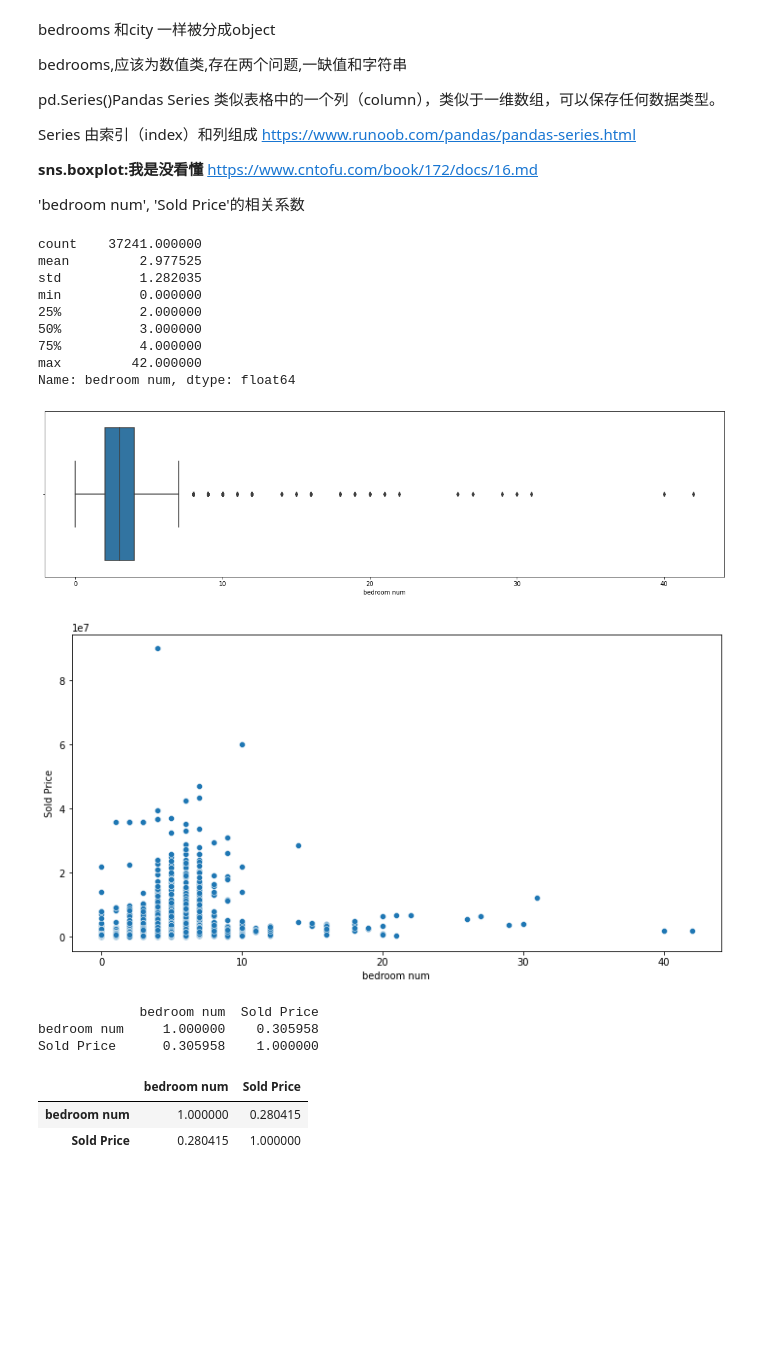
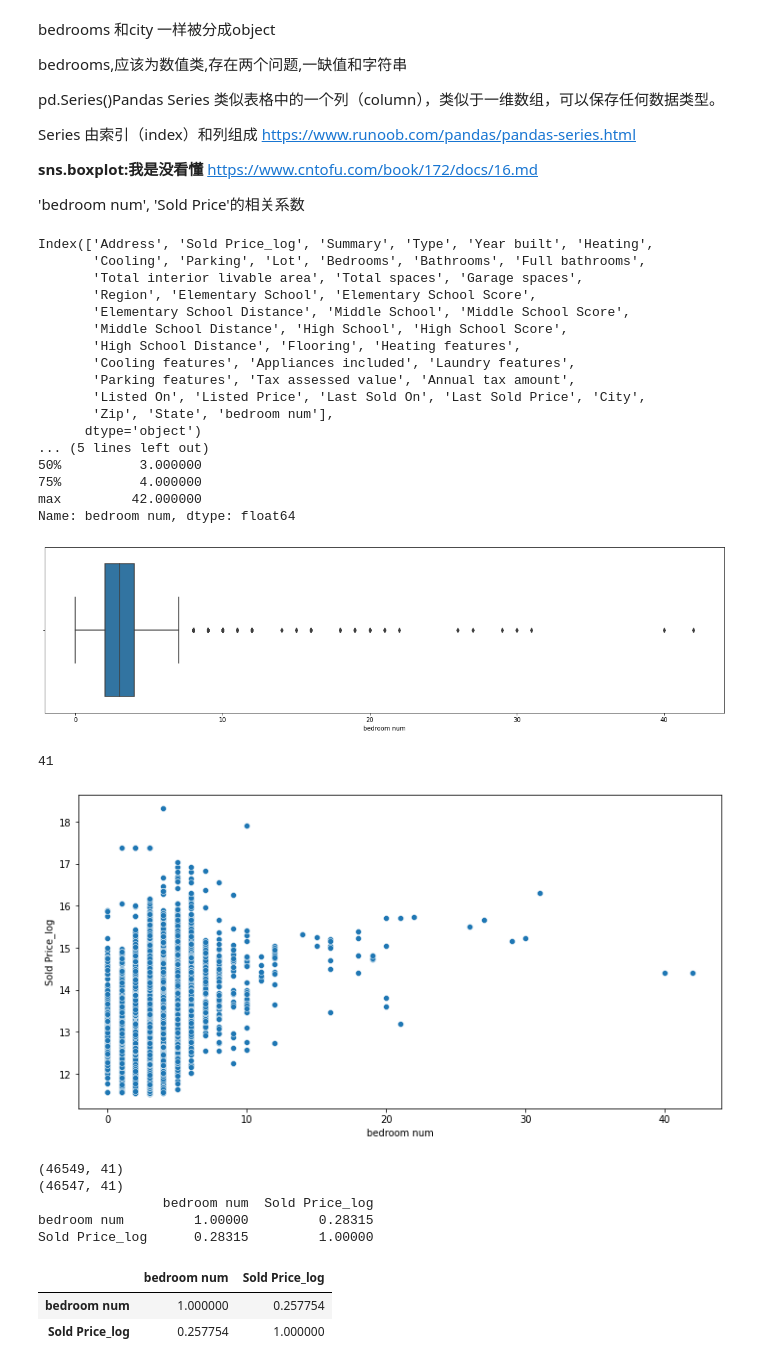
Before and after one commit to 2714830587-xh/CLRS-GG, a Jupyter notebook: Dive_to.ipynb, the cells around one changed output. Saved outputs shown, nothing was run; the diff lists cells and outputs as text; code cells hidden in the pictures; blank space fills up the shorter version.

```diff
--- a/Dive_to.ipynb
+++ b/Dive_to.ipynb
@@ -2791,0 +2877,3 @@ State                2
+# %%
+print(train_copy.shape)
+train_copy['Sold Price']=np.log(train_copy['Sold Price'])
@@ -2791,0 +3009,10 @@ State                2
+# %%
+train_copy.Region=train_copy.Region.fillna(0)
+cat_cols_fill_none=['Address', 'Summary', 'Type', 'Heating', 'Cooling', 'Parking',
+        'Elementary School', 'Middle School',
+       'High School', 'Flooring', 'Heating features', 'Cooling features',
+       'Appliances included', 'Laundry features', 'Parking features',
+       'Listed On', 'Last Sold On', 'City', 'State']
+for cat in  cat_cols_fill_none:
+  train_copy[cat]=train_copy[cat].fillna('None')
+print(train_copy[cat_columns].isna().sum().sort_values(ascending=False))
@@ -2800,12 +3045,12 @@ https://zhuanlan.zhihu.com/p/29986906
 pd.factorize,类似于one_hot,只不过是从0到大数值开始,先进来数值会比较小,这个元组包含两个array,分别是我们想要的数字,，以及原来的index，那些设备号，文章说map更好用
 https://blog.csdn.net/ssswill/article/details/86555935
 # %%
-print(train_copy['City'].nunique())
-print(train_copy['City'].value_counts(normalize=True)[:])
-## city factorize
-train_copy['city id'] = pd.factorize(train_copy['City'])[0] #https://blog.csdn.net/ssswill/article/details/86555935 ,说map更好用
-print(train_copy['city id'])
+# print(train_copy['City'].nunique())
+# print(train_copy['City'].value_counts(normalize=True)[:])
+# ## city factorize
+# train_copy['city id'] = pd.factorize(train_copy['City'])[0] #https://blog.csdn.net/ssswill/article/details/86555935 ,说map更好用
+# print(train_copy['city id'])
 
-plt.figure(figsize = (20, 6))
-sns.scatterplot(data = train_copy, x = 'city id', y = 'Sold Price')
-plt.show()
+# plt.figure(figsize = (20, 6))
+# sns.scatterplot(data = train_copy, x = 'city id', y = 'Sold Price_log')
+# plt.show()
@@ -2845,43 +3071,62 @@ https://www.cntofu.com/book/172/docs/16.md
 
 'bedroom num', 'Sold Price'的相关系数
 # %%
+print(train_copy.columns)
 # 提取bedrooms 除去字符串之外的bedrooms分布
 # 发现 卧室个数 均值为3
 train_copy['bedroom num']=train_copy['Bedrooms'].fillna(24)
 train_copy['bedroom num']=train_copy['bedroom num'].replace('[a-zA-z]',24,regex=True)
 train_copy['bedroom num']=pd.Series(train_copy['bedroom num'],dtype=np.int)
 train_bed_df=train_copy[train_copy['bedroom num']!=24]
 print(train_bed_df['bedroom num'].describe())
 plt.figure(figsize = (20,5))
 sns.boxplot(x = train_bed_df['bedroom num'])
 plt.show()
 
-
+print(len(train_copy.columns))
 # 这个图有用吗?
 plt.figure(figsize=(12,6))
-sns.scatterplot(data=train_bed_df, x='bedroom num', y='Sold Price')
+sns.scatterplot(data=train_bed_df, x='bedroom num', y='Sold Price_log')
 plt.show()
+
+# 删除异常值
+print(train_copy.shape)
+train_copy=train_copy.drop(train_copy['bedroom num']
+                           [train_copy['bedroom num']>35].index)
+print(train_copy.shape)
+
 # 相关系数
-print(train_bed_df[['bedroom num', 'Sold Price']].corr())
+print(train_bed_df[['bedroom num', 'Sold Price_log']].corr())
 
 ## 接下来把train data上的bedroom_num==24的替换为3,相关系数
 train_copy['bedroom num'] = train_copy['bedroom num'].replace(24, 3)
-train_copy[['bedroom num','Sold Price']].corr()
+train_copy[['bedroom num','Sold Price_log']].corr()
 # %% [output]
-count    37241.000000
-mean         2.977525
-std          1.282035
-min          0.000000
-25%          2.000000
+Index(['Address', 'Sold Price_log', 'Summary', 'Type', 'Year built', 'Heating',
+       'Cooling', 'Parking', 'Lot', 'Bedrooms', 'Bathrooms', 'Full bathrooms',
+       'Total interior livable area', 'Total spaces', 'Garage spaces',
+       'Region', 'Elementary School', 'Elementary School Score',
+       'Elementary School Distance', 'Middle School', 'Middle School Score',
+       'Middle School Distance', 'High School', 'High School Score',
+       'High School Distance', 'Flooring', 'Heating features',
+       'Cooling features', 'Appliances included', 'Laundry features',
+       'Parking features', 'Tax assessed value', 'Annual tax amount',
+       'Listed On', 'Listed Price', 'Last Sold On', 'Last Sold Price', 'City',
+       'Zip', 'State', 'bedroom num'],
+      dtype='object')
+... (5 lines left out)
 50%          3.000000
 75%          4.000000
 max         42.000000
 Name: bedroom num, dtype: float64
 [figure]
+41
-[figure, old version]
+[figure, new version]
-             bedroom num  Sold Price
-bedroom num     1.000000    0.305958
-Sold Price      0.305958    1.000000
+(46549, 41)
+(46547, 41)
+                bedroom num  Sold Price_log
+bedroom num         1.00000         0.28315
+Sold Price_log      0.28315         1.00000
-|  | bedroom num | Sold Price |
-| bedroom num | 1.000000 | 0.280415 |
-| Sold Price | 0.280415 | 1.000000 |
+|  | bedroom num | Sold Price_log |
+| bedroom num | 1.000000 | 0.257754 |
+| Sold Price_log | 0.257754 | 1.000000 |
```
Also changed, not shown: parts of 30 cells of this notebook.
